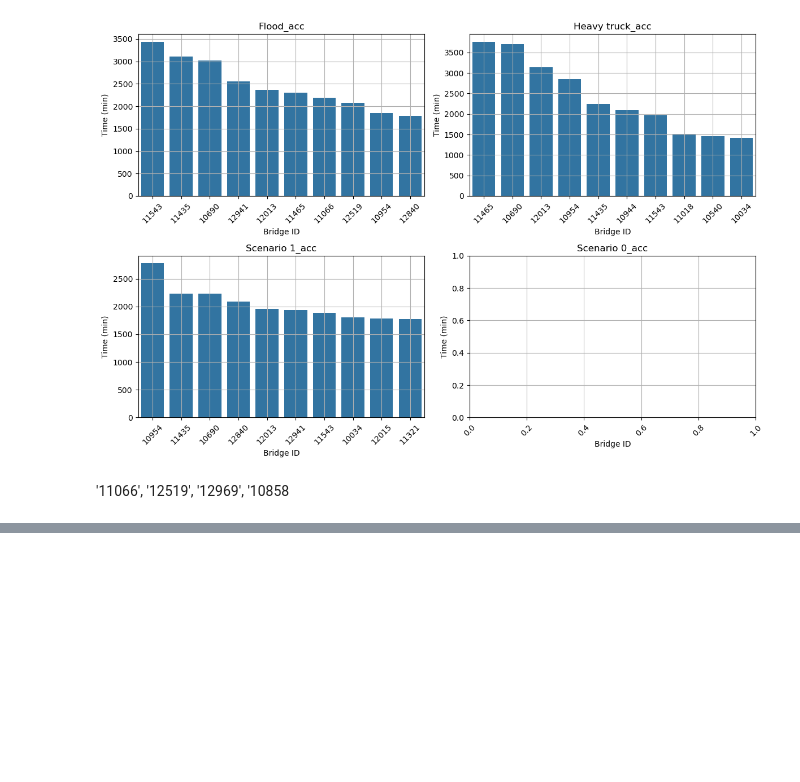
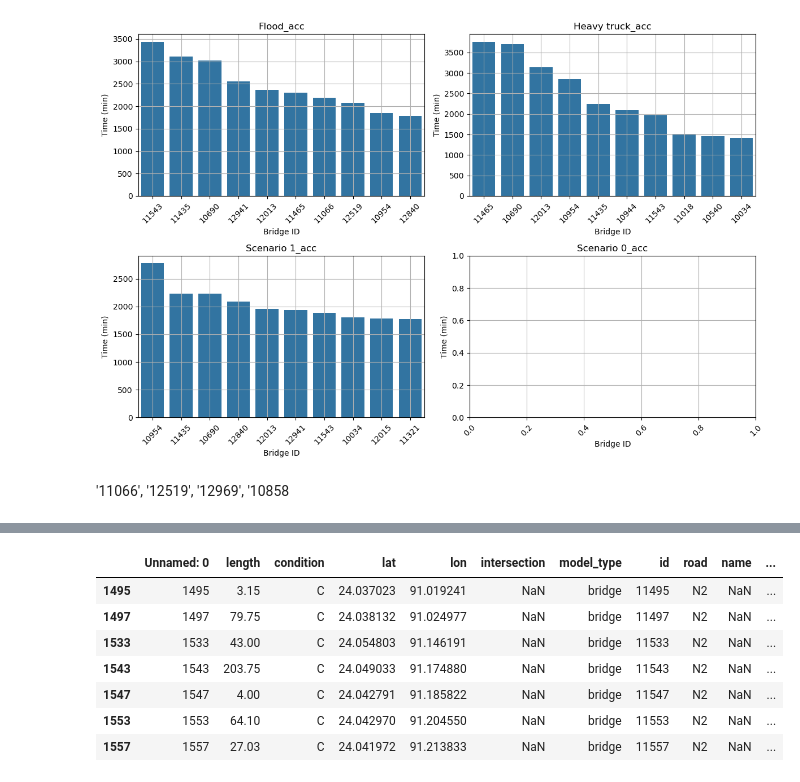
Before and after one commit to daniela1998/Advanced-Simulation-Assignments, a Jupyter notebook: Assignment 4/EPA1352-G16-A4-data scraping/notebook/Vulnerability analyses.ipynb, the cells around one changed output, grey strips where cells are left out. Saved outputs shown, nothing was run; the diff lists cells and outputs as text; code cells hidden in the pictures; blank space fills up the shorter version.

```diff
--- a/Assignment 4/EPA1352-G16-A4-data scraping/notebook/Vulnerability analyses.ipynb
+++ b/Assignment 4/EPA1352-G16-A4-data scraping/notebook/Vulnerability analyses.ipynb
@@ -241,0 +265,13 @@ plot_top_10_avg_delay_4([flood_accumulation, ht_accumulation, one_accumulation,
+# %%
+# show rows ['FLOODCAT'] == '8' and ['condition'] == D
+df_floodcat = df[(df['FLOODCAT'] == 6) & (df['condition'] == 'C')]
+df_floodcat
+# %% [output]
+|  | Unnamed: 0 | length | condition | lat | lon | intersection | model_type | id | road | name | ... |
+| 1495 | 1495 | 3.15 | C | 24.037023 | 91.019241 | NaN | bridge | 11495 | N2 | NaN | ... |
+| 1497 | 1497 | 79.75 | C | 24.038132 | 91.024977 | NaN | bridge | 11497 | N2 | NaN | ... |
+| 1533 | 1533 | 43.00 | C | 24.054803 | 91.146191 | NaN | bridge | 11533 | N2 | NaN | ... |
+| 1543 | 1543 | 203.75 | C | 24.049033 | 91.174880 | NaN | bridge | 11543 | N2 | NaN | ... |
+| 1547 | 1547 | 4.00 | C | 24.042791 | 91.185822 | NaN | bridge | 11547 | N2 | NaN | ... |
+| 1553 | 1553 | 64.10 | C | 24.042970 | 91.204550 | NaN | bridge | 11553 | N2 | NaN | ... |
+| 1557 | 1557 | 27.03 | C | 24.041972 | 91.213833 | NaN | bridge | 11557 | N2 | NaN | ... |
```
Also changed, not shown: parts of 5 cells of this notebook.
